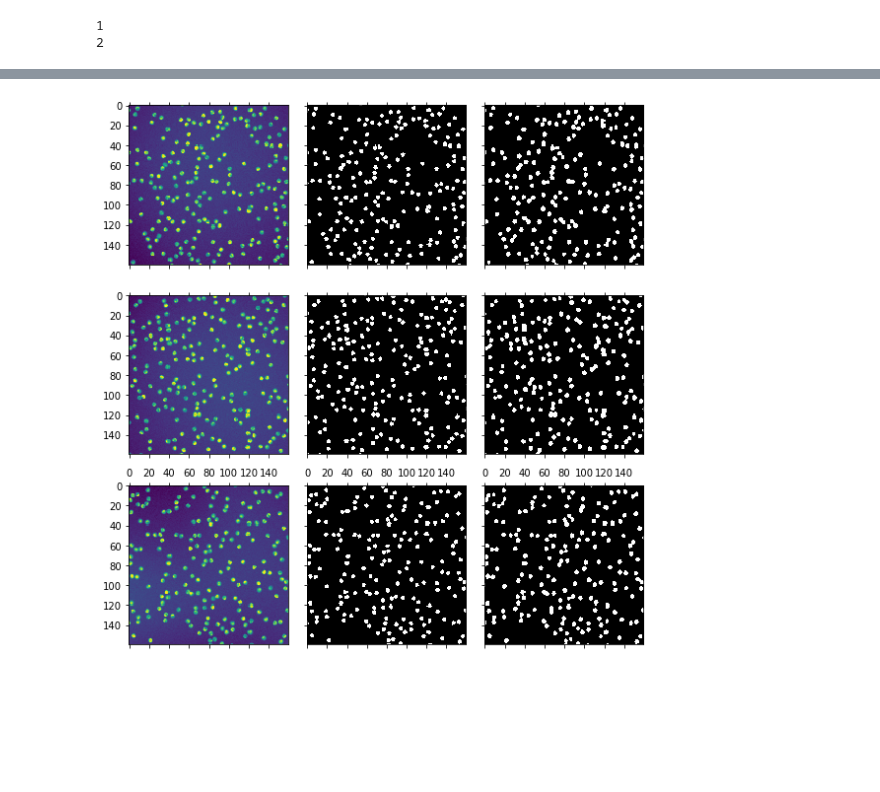
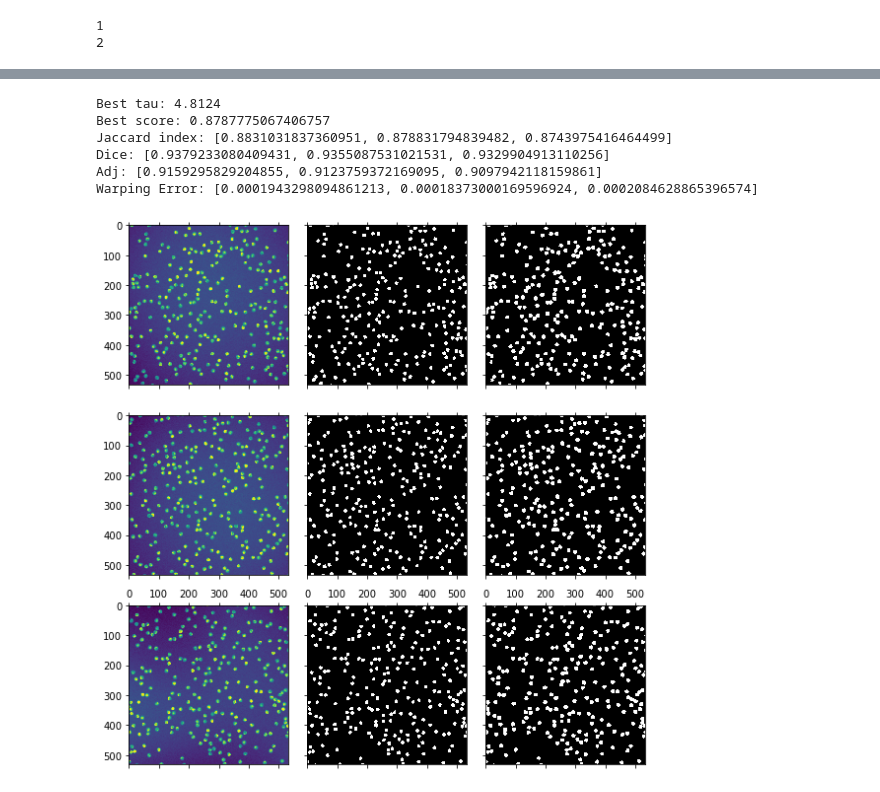
Before and after one commit to Jos3f/Medical-Image-Segmentation-Study, a Jupyter notebook: unet/unet_script.ipynb, the cells around one changed output, grey strips where cells are left out. Saved outputs shown, nothing was run; the diff lists cells and outputs as text; code cells hidden in the pictures; blank space fills up the shorter version.

```diff
--- a/unet/unet_script.ipynb
+++ b/unet/unet_script.ipynb
@@ -34,10 +41,12 @@ from PIL import Image
 # %%
 image_path = "data/BBBC004_v1_000_images/synthetic_000_images/"
 label_path = "data/BBBC004_v1_000_foreground/synthetic_000_foreground/"
+#image_path = "data/BBBC004_v1_000_images/*/"
+#label_path = "data/BBBC004_v1_000_foreground/*/"
 
 file_extension = "tif"
 
-inp_dim = 200
+inp_dim = 572
 prediction_tau = 6
 
 file_names = (glob.glob(image_path + "*." + file_extension))
@@ -146,15 +161,45 @@ prediction = unet_model.predict(validation_dataset.batch(batch_size=3))
 # %%
 fig, ax = plt.subplots(3, 3, sharex=True, sharey=True, figsize=(8,8))
 dataset = validation_dataset.map(utils.crop_image_and_label_to_shape(prediction.shape[1:]))
+
+metric_labels = []
+metric_predictions_unprocessed = []
+metric_predictions = []
 
 for i, (image, label) in enumerate(dataset.take(3)):
     ax[i][0].matshow(image[..., -1])
     ax[i][1].matshow(np.argmax(label, axis=-1), cmap=plt.cm.gray)
     # ax[i][2].matshow(np.argmax(prediction[i,...], axis=-1), cmap=plt.cm.gray)
     ax[i][2].matshow(np.argmax(prediction[i,...] * np.array([[[1, prediction_tau]]]), axis=-1), cmap=plt.cm.gray)
 
+    metric_labels.append(np.argmax(label, axis=-1))
+    metric_predictions_unprocessed.append(prediction[i,...])
+    metric_predictions.append(np.argmax(prediction[i,...] * np.array([[[1, prediction_tau]]]), axis=-1))
+
 # tf.print()
 plt.tight_layout()
+
+threshold_util = Threshold(metric_labels)
+best_tau, best_score = threshold_util.get_best_threshold(metric_predictions_unprocessed, num_steps=100, metric=0)
+print("Best tau: " + str(best_tau))
+print("Best score: " + str(best_score))
+
+metric_predictions = []
+for i in range(len(metric_predictions_unprocessed)):
+    metric_predictions.append(np.argmax(metric_predictions_unprocessed[i] * np.array([[[1, best_tau]]]), axis=-1))
+
+quantitative_metrics = Metrics(metric_labels, metric_predictions)
+
+print("Jaccard index: " + str(quantitative_metrics.jaccard()))
+print("Dice: " + str(quantitative_metrics.dice()))
+print("Adj: " + str(quantitative_metrics.adj_rand()))
+print("Warping Error: " + str(quantitative_metrics.warping_error()))
 # %% [output]
+Best tau: 4.8124
+Best score: 0.8787775067406757
+Jaccard index: [0.8831031837360951, 0.878831794839482, 0.8743975416464499]
+Dice: [0.9379233080409431, 0.9355087531021531, 0.9329904913110256]
+Adj: [0.9159295829204855, 0.9123759372169095, 0.9097942118159861]
+Warping Error: [0.0001943298094861213, 0.00018373000169596924, 0.0002084628865396574]
-[figure, old version]
+[figure, new version]
 # %%
```
Also changed, not shown: parts of 6 cells of this notebook, 1 other file.
